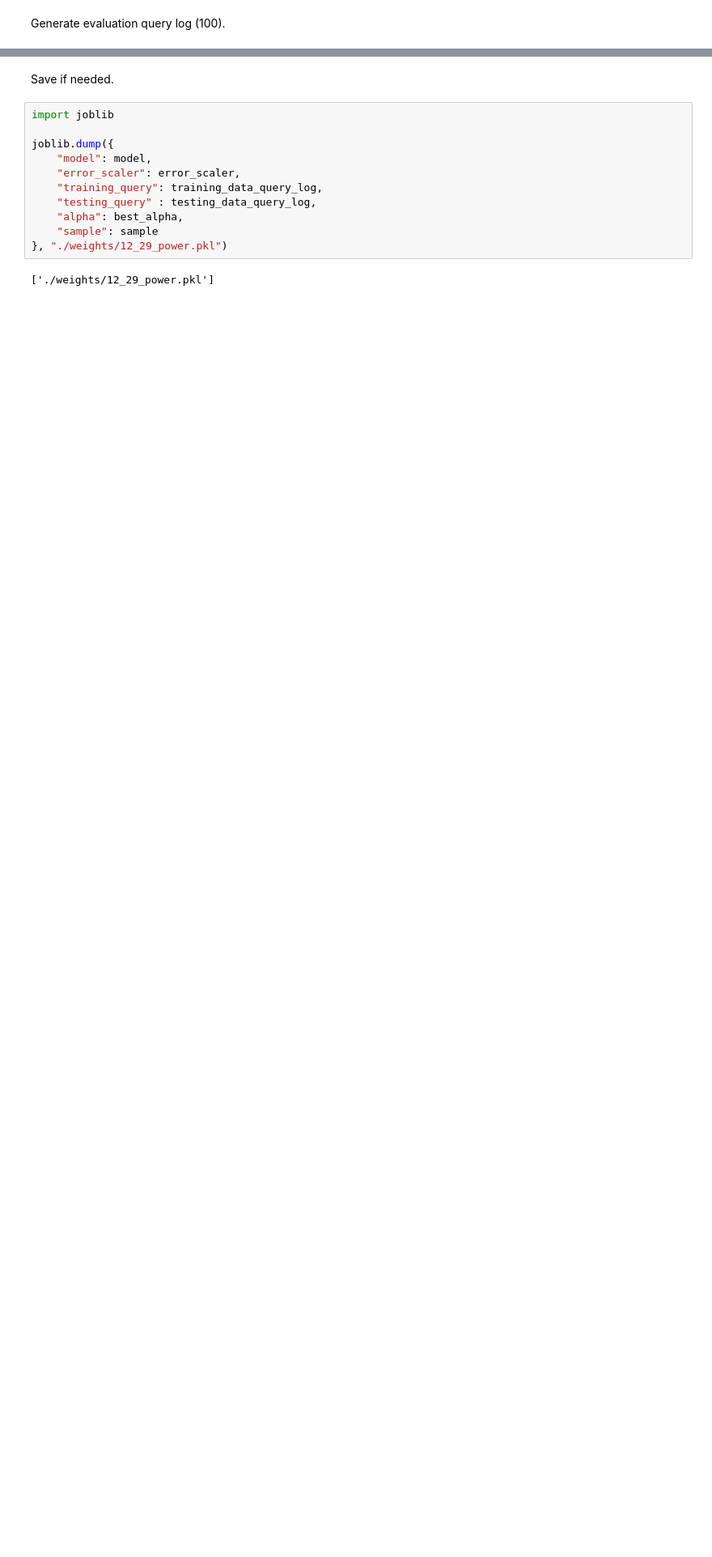
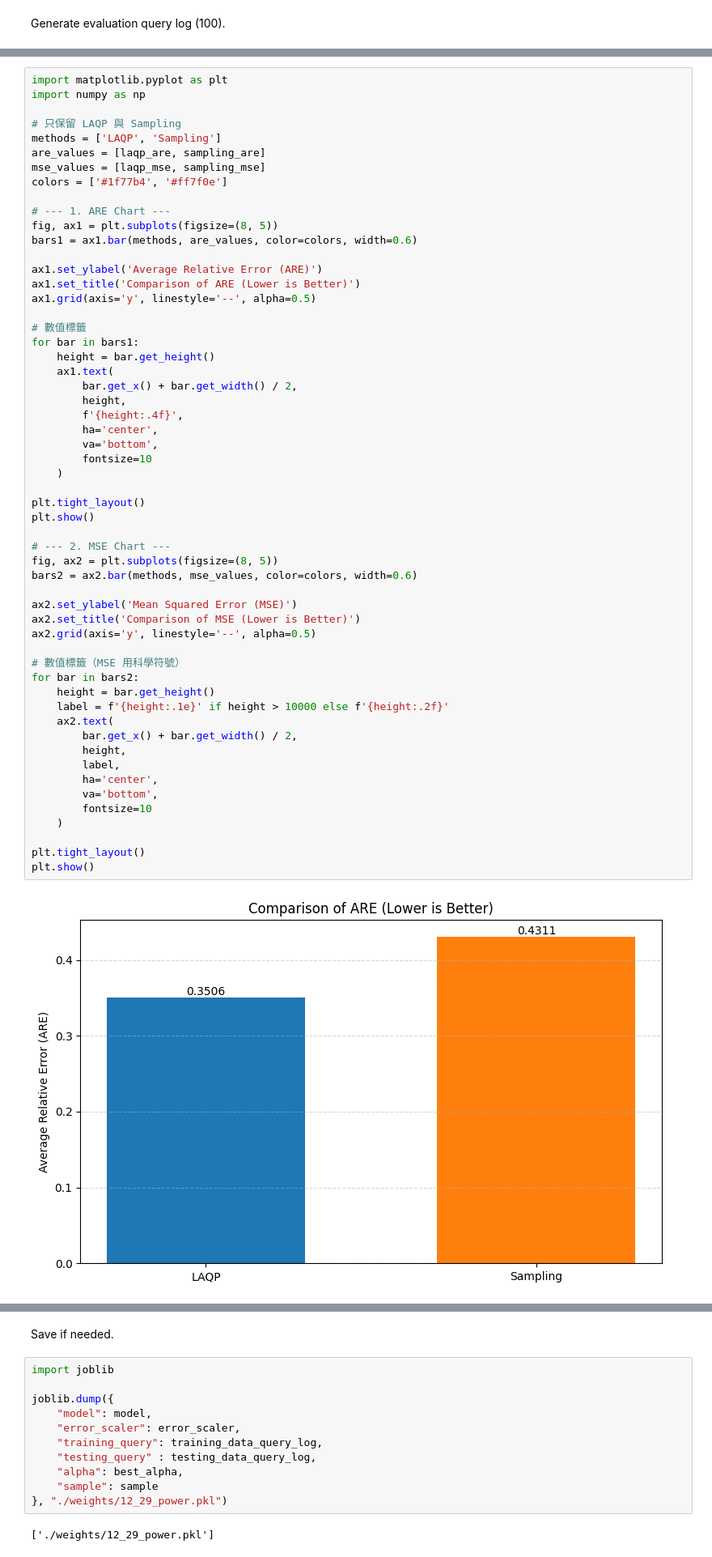
Before and after one commit to t114598020/Spatial_LAQP, a Jupyter notebook: LAQP_power.ipynb, the cells around one changed output, grey strips where cells are left out. Shown at 81% size. Drawn from its saved outputs; the diff is of its cells as text; blank space fills up the shorter version.

```diff
--- a/LAQP_power.ipynb
+++ b/LAQP_power.ipynb
@@ -485,0 +487,58 @@ Improvement (AQP++ ARE / LAQP ARE): 1.01x
+# %%
+import matplotlib.pyplot as plt
+import numpy as np
+
+# 只保留 LAQP 與 Sampling
+methods = ['LAQP', 'Sampling']
+are_values = [laqp_are, sampling_are]
+mse_values = [laqp_mse, sampling_mse]
+colors = ['#1f77b4', '#ff7f0e']
+
+# --- 1. ARE Chart ---
+fig, ax1 = plt.subplots(figsize=(8, 5))
+bars1 = ax1.bar(methods, are_values, color=colors, width=0.6)
+
+ax1.set_ylabel('Average Relative Error (ARE)')
+ax1.set_title('Comparison of ARE (Lower is Better)')
+ax1.grid(axis='y', linestyle='--', alpha=0.5)
+
+# 數值標籤
+for bar in bars1:
+    height = bar.get_height()
+    ax1.text(
+        bar.get_x() + bar.get_width() / 2,
+        height,
+        f'{height:.4f}',
+        ha='center',
+        va='bottom',
+        fontsize=10
+    )
+
+plt.tight_layout()
+plt.show()
+
+# --- 2. MSE Chart ---
+fig, ax2 = plt.subplots(figsize=(8, 5))
+bars2 = ax2.bar(methods, mse_values, color=colors, width=0.6)
+
+ax2.set_ylabel('Mean Squared Error (MSE)')
+ax2.set_title('Comparison of MSE (Lower is Better)')
+ax2.grid(axis='y', linestyle='--', alpha=0.5)
+
+# 數值標籤（MSE 用科學符號）
+for bar in bars2:
+    height = bar.get_height()
+    label = f'{height:.1e}' if height > 10000 else f'{height:.2f}'
+    ax2.text(
+        bar.get_x() + bar.get_width() / 2,
+        height,
+        label,
+        ha='center',
+        va='bottom',
+        fontsize=10
+    )
+
+plt.tight_layout()
+plt.show()
+# %% [output]
+[figure, added]
```
Also changed, not shown: parts of 15 cells of this notebook.
